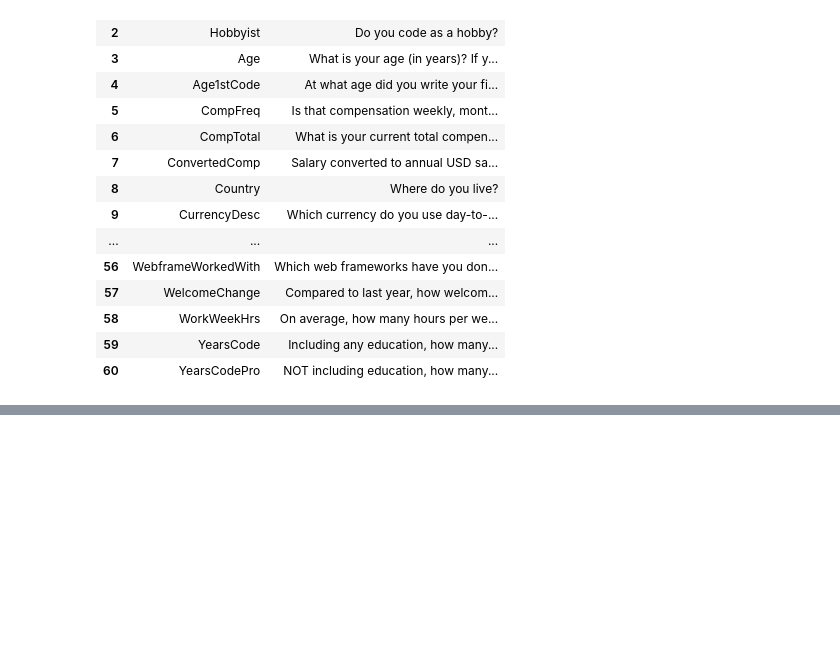
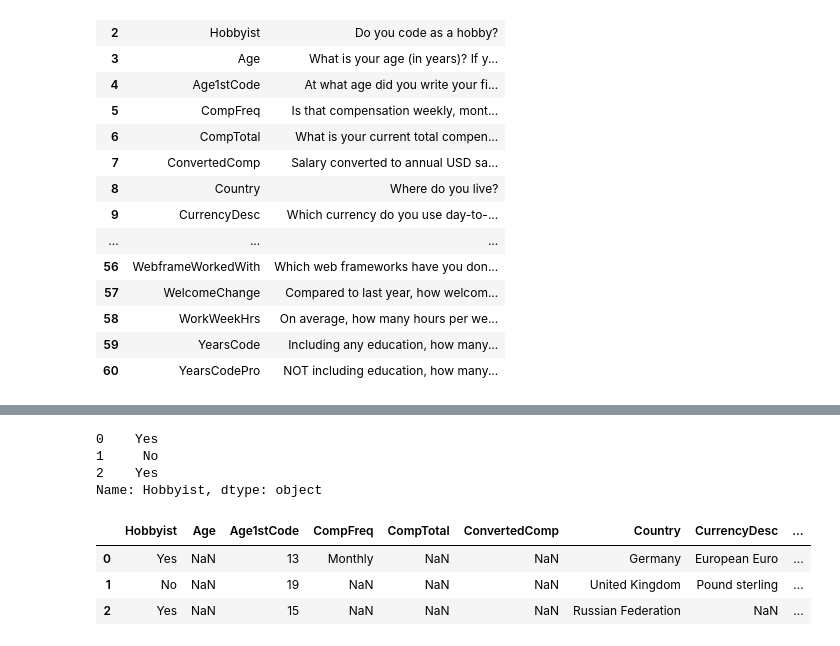
Before and after one commit to mkayanda/Personal_Projects, a Jupyter notebook: Pandas_stuff.ipynb, the cells around one changed output, grey strips where cells are left out. Saved outputs shown, nothing was run; the diff lists cells and outputs as text; code cells hidden in the pictures; blank space fills up the shorter version.

Commit message:
Accessing rows and columns

```diff
--- a/Pandas_stuff.ipynb
+++ b/Pandas_stuff.ipynb
@@ -83,0 +157,16 @@ schema_df
+# %%
+#to grab one entry in a column
+df.loc[0:2, 'Hobbyist']
+# %% [output]
+0    Yes
+1     No
+2    Yes
+Name: Hobbyist, dtype: object
+# %%
+#to grab multiple columns
+df.loc[0:2, 'Hobbyist':'Employment']
+# %% [output]
+|  | Hobbyist | Age | Age1stCode | CompFreq | CompTotal | ConvertedComp | Country | CurrencyDesc | ... |
+| 0 | Yes | NaN | 13 | Monthly | NaN | NaN | Germany | European Euro | ... |
+| 1 | No | NaN | 19 | NaN | NaN | NaN | United Kingdom | Pound sterling | ... |
+| 2 | Yes | NaN | 15 | NaN | NaN | NaN | Russian Federation | NaN | ... |
```
Also changed, not shown: parts of 6 cells of this notebook.
